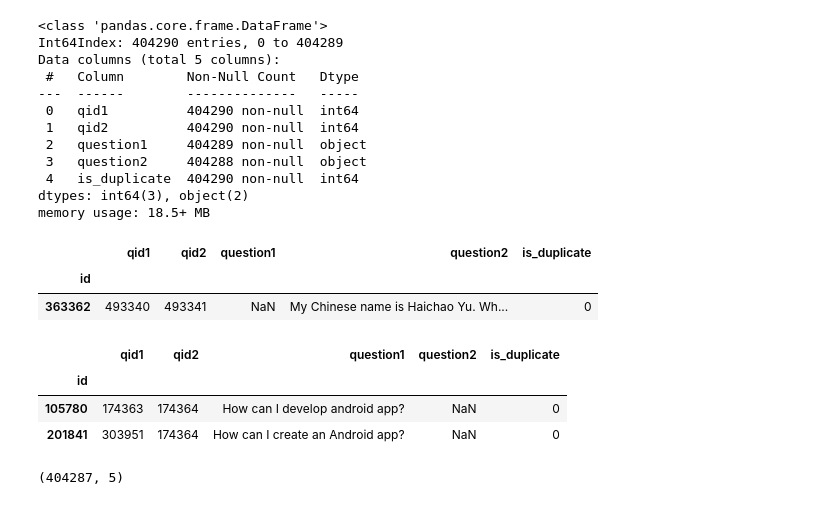
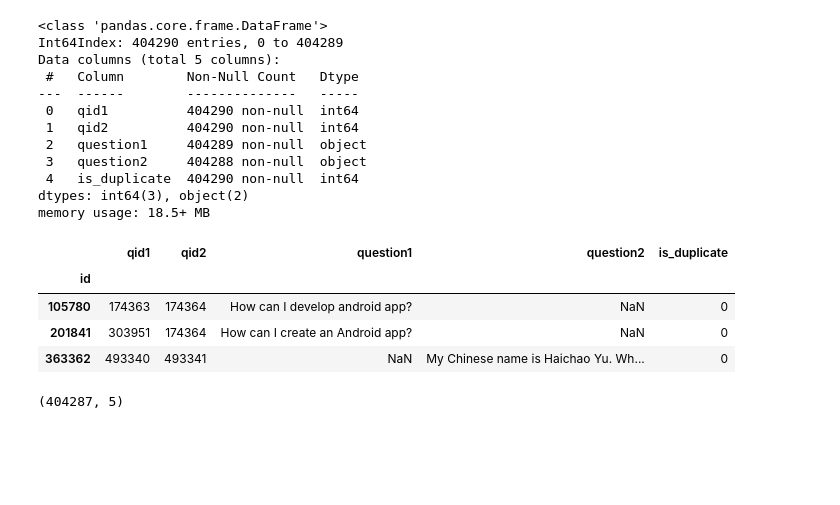
Before and after one commit to Vinnieassaulter/DataAnalytics, a Jupyter notebook: Quora-question-pair-similarity/MinhashLSH_Yusuke.ipynb, the cells around one changed output. Cells and saved outputs as stored; diff of their text form; code cells hidden in the pictures; blank space fills up the shorter version.

```diff
--- a/Quora-question-pair-similarity/MinhashLSH_Yusuke.ipynb
+++ b/Quora-question-pair-similarity/MinhashLSH_Yusuke.ipynb
@@ -77,21 +77,14 @@ Data columns (total 5 columns):
  4   is_duplicate  404290 non-null  int64
 dtypes: int64(3), object(2)
 memory usage: 18.5+ MB
-# %%
-# Check for null values in question 1
-data_train[~data_train['question1'].apply(lambda question: type(question) == str)]
-# %% [output]
-|  | qid1 | qid2 | question1 | question2 | is_duplicate |
-| id |  |  |  |  |  |
-| 363362 | 493340 | 493341 | NaN | My Chinese name is Haichao Yu. Wh... | 0 |
-# %%
-# Check for null values in question 2
-data_train[~data_train['question2'].apply(lambda question: type(question) == str)]
-# %% [output]
-|  | qid1 | qid2 | question1 | question2 | is_duplicate |
-| id |  |  |  |  |  |
-| 105780 | 174363 | 174364 | How can I develop android app? | NaN | 0 |
-| 201841 | 303951 | 174364 | How can I create an Android app? | NaN | 0 |
+# %%
+data_train[data_train.isnull().any(axis=1)]
+# %% [output]
+|  | qid1 | qid2 | question1 | question2 | is_duplicate |
+| id |  |  |  |  |  |
+| 105780 | 174363 | 174364 | How can I develop android app? | NaN | 0 |
+| 201841 | 303951 | 174364 | How can I create an Android app? | NaN | 0 |
+| 363362 | 493340 | 493341 | NaN | My Chinese name is Haichao Yu. Wh... | 0 |
 # %%
 data_train = data_train.dropna(how="any").reset_index(drop=True)
 data_train.shape
```
Also changed, not shown: 1 other file.
